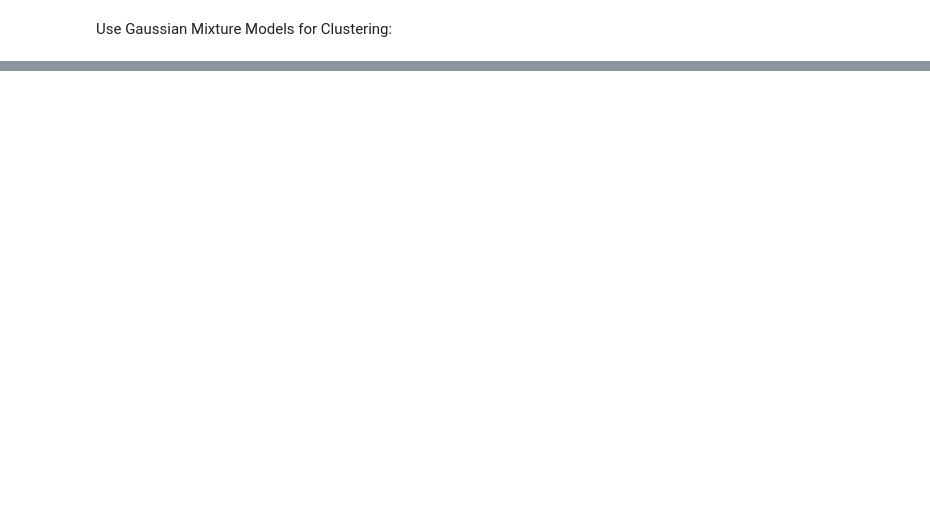
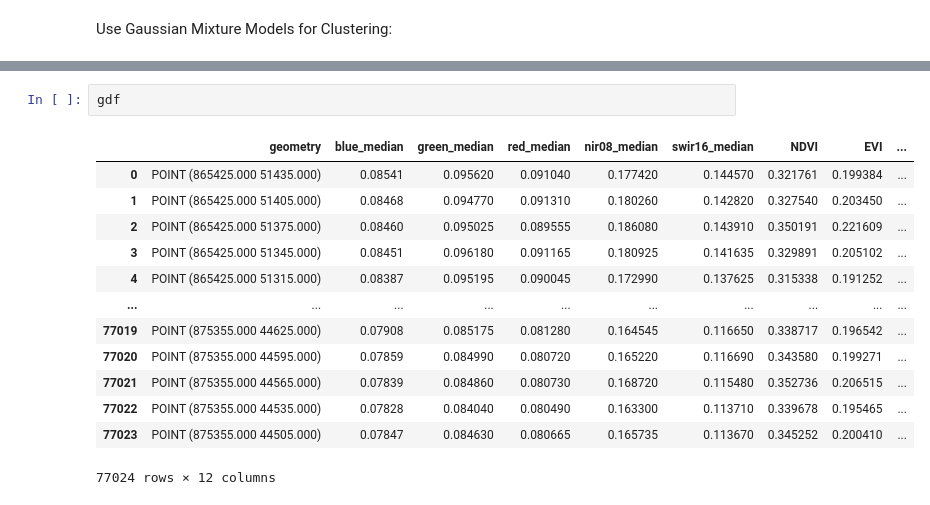
Before and after one commit to ftimcke/LULC-classification, a Jupyter notebook: process_landsat_composite.ipynb, the cells around one changed output, grey strips where cells are left out. Saved outputs shown, nothing was run; the diff lists cells and outputs as text; blank space fills up the shorter version.

```diff
--- a/process_landsat_composite.ipynb
+++ b/process_landsat_composite.ipynb
@@ -208,0 +220,16 @@ axs[1].set_title("GMM cluster")
+# %%
+gdf
+# %% [output]
+|  | geometry | blue_median | green_median | red_median | nir08_median | swir16_median | NDVI | EVI | ... |
+| 0 | POINT (865425.000 51435.000) | 0.08541 | 0.095620 | 0.091040 | 0.177420 | 0.144570 | 0.321761 | 0.199384 | ... |
+| 1 | POINT (865425.000 51405.000) | 0.08468 | 0.094770 | 0.091310 | 0.180260 | 0.142820 | 0.327540 | 0.203450 | ... |
+| 2 | POINT (865425.000 51375.000) | 0.08460 | 0.095025 | 0.089555 | 0.186080 | 0.143910 | 0.350191 | 0.221609 | ... |
+| 3 | POINT (865425.000 51345.000) | 0.08451 | 0.096180 | 0.091165 | 0.180925 | 0.141635 | 0.329891 | 0.205102 | ... |
+| 4 | POINT (865425.000 51315.000) | 0.08387 | 0.095195 | 0.090045 | 0.172990 | 0.137625 | 0.315338 | 0.191252 | ... |
+| ... | ... | ... | ... | ... | ... | ... | ... | ... | ... |
+| 77019 | POINT (875355.000 44625.000) | 0.07908 | 0.085175 | 0.081280 | 0.164545 | 0.116650 | 0.338717 | 0.196542 | ... |
+| 77020 | POINT (875355.000 44595.000) | 0.07859 | 0.084990 | 0.080720 | 0.165220 | 0.116690 | 0.343580 | 0.199271 | ... |
+| 77021 | POINT (875355.000 44565.000) | 0.07839 | 0.084860 | 0.080730 | 0.168720 | 0.115480 | 0.352736 | 0.206515 | ... |
+| 77022 | POINT (875355.000 44535.000) | 0.07828 | 0.084040 | 0.080490 | 0.163300 | 0.113710 | 0.339678 | 0.195465 | ... |
+| 77023 | POINT (875355.000 44505.000) | 0.07847 | 0.084630 | 0.080665 | 0.165735 | 0.113670 | 0.345252 | 0.200410 | ... |
+77024 rows × 12 columns
```
Also changed, not shown: parts of 9 cells of this notebook.
